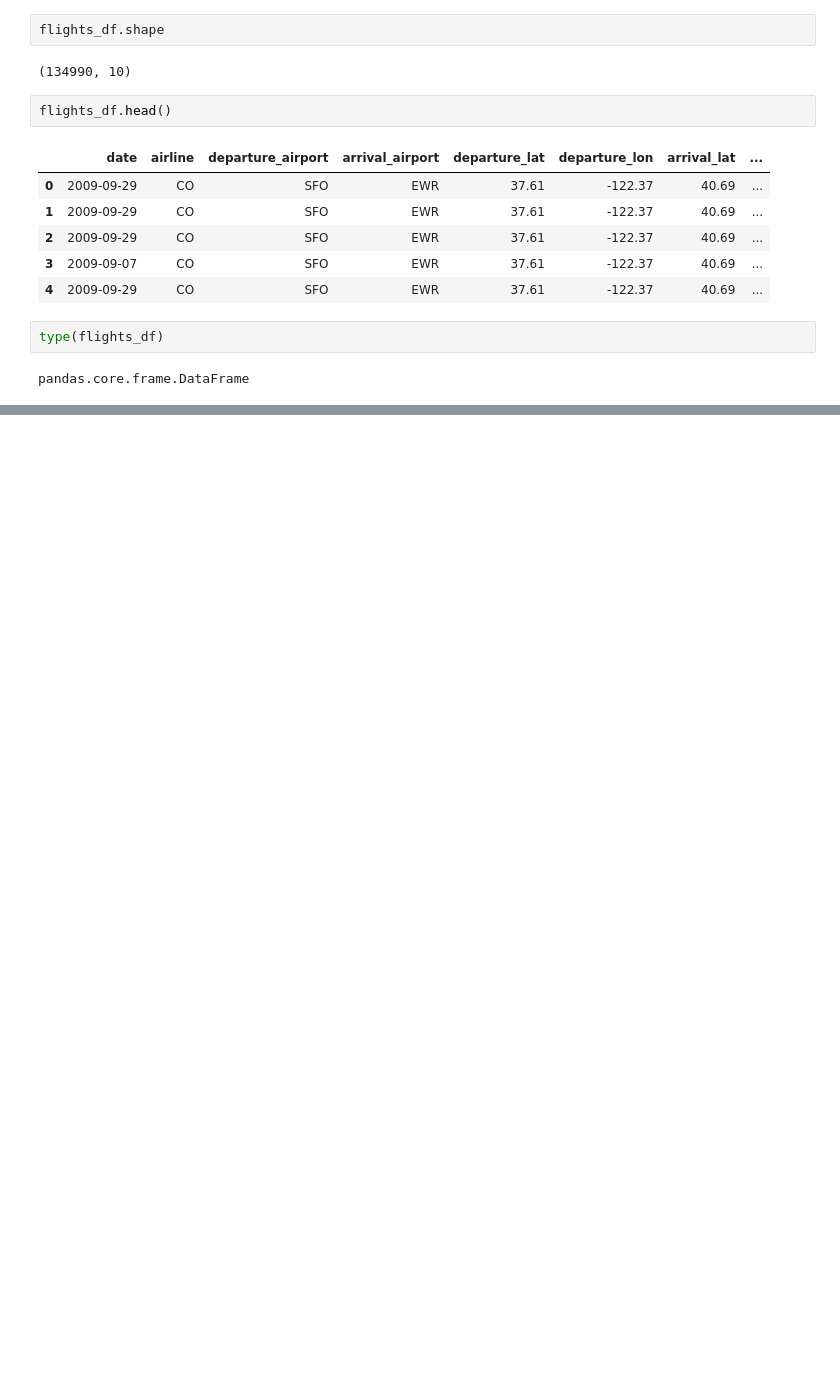
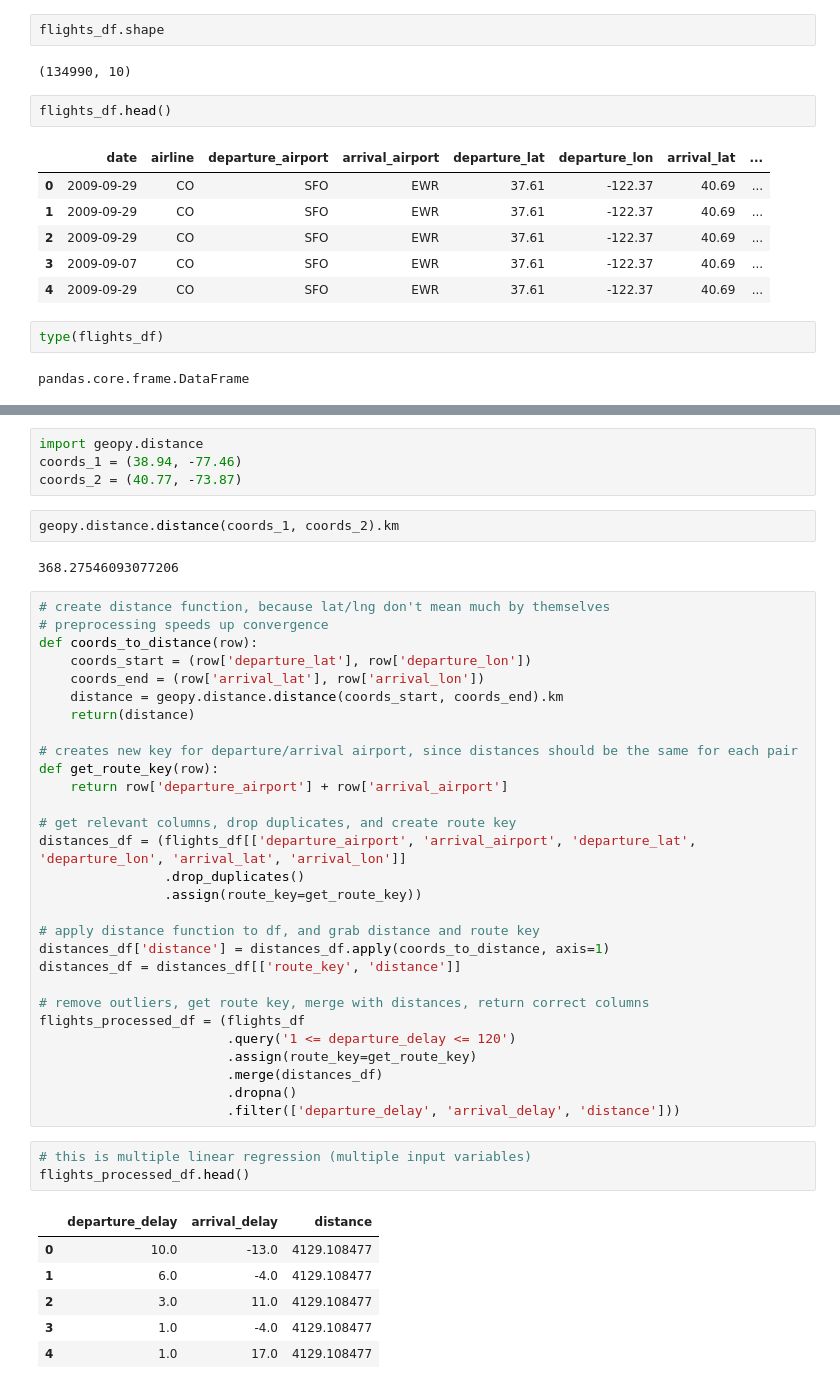
Before and after one commit to liambarstad/tensorflow-gcp-practice, a Jupyter notebook: linear_regression.ipynb, the cells around one changed output, grey strips where cells are left out. Cells and saved outputs as stored; diff of their text form; blank space fills up the shorter version.

```diff
--- a/linear_regression.ipynb
+++ b/linear_regression.ipynb
@@ -51,0 +195,47 @@ proccessed_df = (flights_df,
+# %%
+import geopy.distance
+coords_1 = (38.94, -77.46)
+coords_2 = (40.77, -73.87)
+# %%
+geopy.distance.distance(coords_1, coords_2).km
+# %% [output]
+368.27546093077206
+# %%
+# create distance function, because lat/lng don't mean much by themselves
+# preprocessing speeds up convergence
+def coords_to_distance(row):
+    coords_start = (row['departure_lat'], row['departure_lon'])
+    coords_end = (row['arrival_lat'], row['arrival_lon'])
+    distance = geopy.distance.distance(coords_start, coords_end).km
+    return(distance)
+
+# creates new key for departure/arrival airport, since distances should be the same for each pair
+def get_route_key(row):
+    return row['departure_airport'] + row['arrival_airport']
+
+# get relevant columns, drop duplicates, and create route key
+distances_df = (flights_df[['departure_airport', 'arrival_airport', 'departure_lat', 'departure_lon', 'arrival_lat', 'arrival_lon']]
+                .drop_duplicates()
+                .assign(route_key=get_route_key))
+
+# apply distance function to df, and grab distance and route key
+distances_df['distance'] = distances_df.apply(coords_to_distance, axis=1)
+distances_df = distances_df[['route_key', 'distance']]
+
+# remove outliers, get route key, merge with distances, return correct columns
+flights_processed_df = (flights_df
+                        .query('1 <= departure_delay <= 120')
+                        .assign(route_key=get_route_key)
+                        .merge(distances_df)
+                        .dropna()
+                        .filter(['departure_delay', 'arrival_delay', 'distance']))
+# %%
+# this is multiple linear regression (multiple input variables)
+flights_processed_df.head()
+# %% [output]
+|  | departure_delay | arrival_delay | distance |
+| 0 | 10.0 | -13.0 | 4129.108477 |
+| 1 | 6.0 | -4.0 | 4129.108477 |
+| 2 | 3.0 | 11.0 | 4129.108477 |
+| 3 | 1.0 | -4.0 | 4129.108477 |
+| 4 | 1.0 | 17.0 | 4129.108477 |
```
Also changed, not shown: parts of 16 cells of this notebook.
